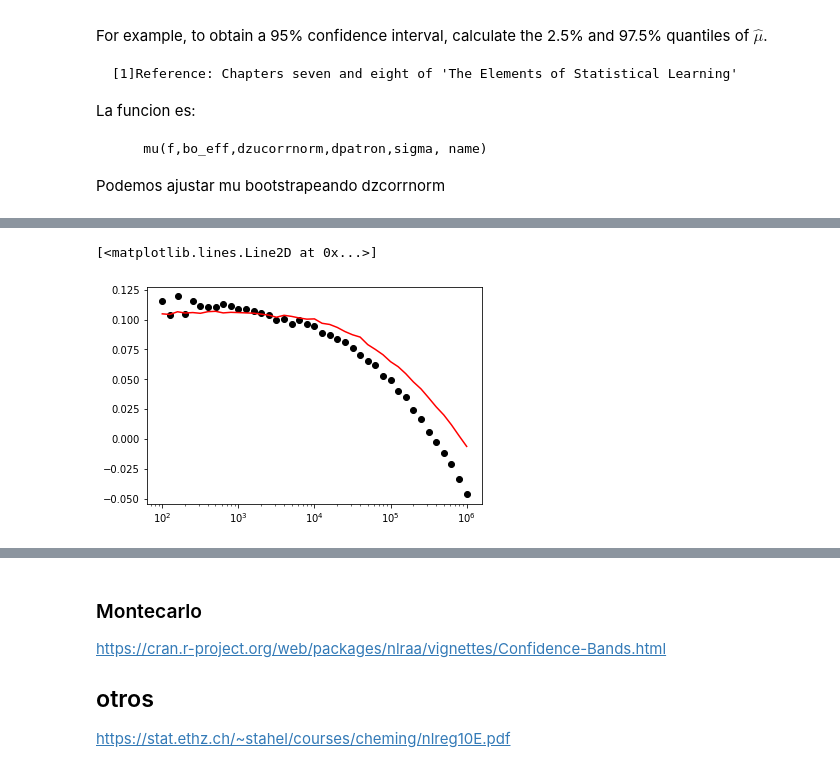
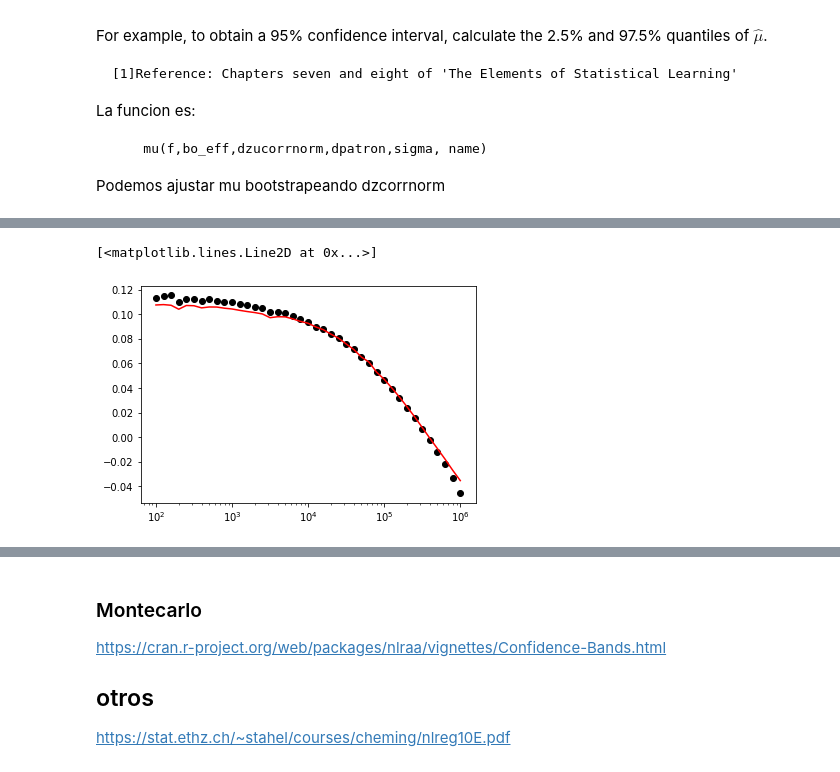
Before and after one commit to carabedo/iamend_test, a Jupyter notebook: test conf int nonlinear.ipynb, the cells around one changed output, grey strips where cells are left out. Drawn from its saved outputs; the diff is of its cells as text; code cells hidden in the pictures.

```diff
--- a/test conf int nonlinear.ipynb
+++ b/test conf int nonlinear.ipynb
@@ -194,15 +219,19 @@ exp.info
 # %%
-muestra='347-M02'
-repeticion=8
-indice_muestra=exp.info[exp.info.muestras == muestra].index.values[0]
-df_muestra=exp.data[indice_muestra]
-df_repeticion=df_muestra[df_muestra.repeticion == repeticion]
-zu=df_repeticion.real + 1j*df_repeticion.imag
+muestra='1010-M01'
+indice_muestra=1
+zus=[]
+for r in range(1,12):
+    repeticion=r
+
+    df_muestra=exp.data[indice_muestra]
+    df_repeticion=df_muestra[df_muestra.repeticion == repeticion]
+    zu=df_repeticion.real.values + 1j*df_repeticion.imag.values
+    zus.append(zu)
 # %%
 import matplotlib.pyplot as plt
 
-plt.semilogx(exp.f,(zu.values.imag-exp.za.imag)/exp.za.imag,'ok')
+plt.semilogx(exp.f,(np.array(zus).mean(axis=0).imag-exp.za.imag)/exp.za.imag,'ok')
 plt.semilogx(exp.f,exp.dznorm[exp.dznorm.muestra==muestra].imag,'-r')
 # %% [output]
 [<matplotlib.lines.Line2D at 0x...>]
-[figure, old version]
+[figure, new version]
```
Also changed, not shown: parts of 48 cells of this notebook, 2 other files.
